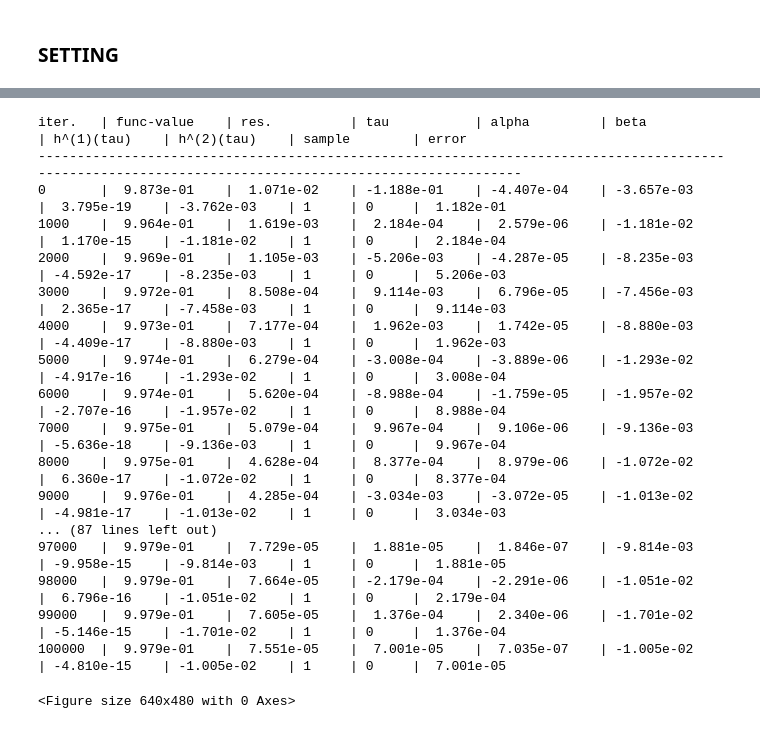
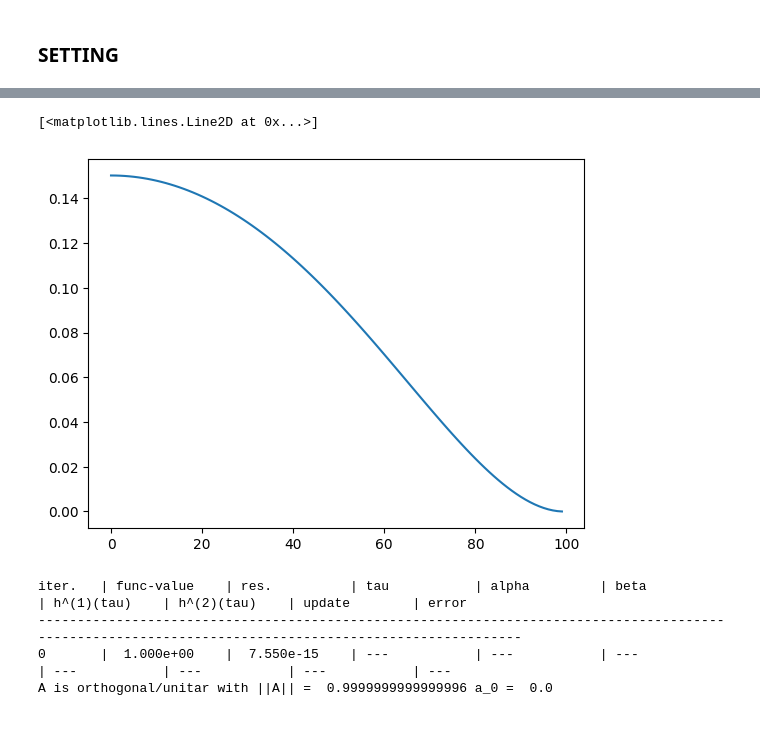
Before and after one commit to JJEWBresch/MatrixNormWithoutAdjoint, a Jupyter notebook: adjointfreenorm.ipynb, the cells around one changed output, grey strips where cells are left out. Cells and saved outputs as stored; diff of their text form; code cells hidden in the pictures.

```diff
--- a/adjointfreenorm.ipynb
+++ b/adjointfreenorm.ipynb
@@ -56,0 +113,5 @@ valsolmin = np.min(np.linalg.eigh(np.transpose(A)@A)[0])
+# %%
+plt.plot(np.abs(vp))
+# %% [output]
+[<matplotlib.lines.Line2D at 0x...>]
+[figure, added]
@@ -57,21 +120,7 @@ valsolmin = np.min(np.linalg.eigh(np.transpose(A)@A)[0])
 # %%
-vv, optvv, vvval, listtau, lista, listerror = adjointfreenorm.MatFreeAdjNorm(A, 100001, 0, 10, 1)
+vv, optvv, vvval, listtau, lista, listerror = adjointfreenorm.MatFreeAdjNorm(A=A, iter=100001, eps=1e-8, nor=1)
 # %% [output]
-iter.   | func-value    | res.          | tau           | alpha         | beta          | h^(1)(tau)    | h^(2)(tau)    | sample        | error
+iter.   | func-value    | res.          | tau           | alpha         | beta          | h^(1)(tau)    | h^(2)(tau)    | update        | error
 ------------------------------------------------------------------------------------------------------------------------------------------------------
-0       |  9.873e-01    |  1.071e-02    | -1.188e-01    | -4.407e-04    | -3.657e-03    |  3.795e-19    | -3.762e-03    | 1     | 0     |  1.182e-01
-1000    |  9.964e-01    |  1.619e-03    |  2.184e-04    |  2.579e-06    | -1.181e-02    |  1.170e-15    | -1.181e-02    | 1     | 0     |  2.184e-04
-2000    |  9.969e-01    |  1.105e-03    | -5.206e-03    | -4.287e-05    | -8.235e-03    | -4.592e-17    | -8.235e-03    | 1     | 0     |  5.206e-03
-3000    |  9.972e-01    |  8.508e-04    |  9.114e-03    |  6.796e-05    | -7.456e-03    |  2.365e-17    | -7.458e-03    | 1     | 0     |  9.114e-03
-4000    |  9.973e-01    |  7.177e-04    |  1.962e-03    |  1.742e-05    | -8.880e-03    | -4.409e-17    | -8.880e-03    | 1     | 0     |  1.962e-03
-5000    |  9.974e-01    |  6.279e-04    | -3.008e-04    | -3.889e-06    | -1.293e-02    | -4.917e-16    | -1.293e-02    | 1     | 0     |  3.008e-04
-6000    |  9.974e-01    |  5.620e-04    | -8.988e-04    | -1.759e-05    | -1.957e-02    | -2.707e-16    | -1.957e-02    | 1     | 0     |  8.988e-04
-7000    |  9.975e-01    |  5.079e-04    |  9.967e-04    |  9.106e-06    | -9.136e-03    | -5.636e-18    | -9.136e-03    | 1     | 0     |  9.967e-04
-8000    |  9.975e-01    |  4.628e-04    |  8.377e-04    |  8.979e-06    | -1.072e-02    |  6.360e-17    | -1.072e-02    | 1     | 0     |  8.377e-04
-9000    |  9.976e-01    |  4.285e-04    | -3.034e-03    | -3.072e-05    | -1.013e-02    | -4.981e-17    | -1.013e-02    | 1     | 0     |  3.034e-03
-... (87 lines left out)
-97000   |  9.979e-01    |  7.729e-05    |  1.881e-05    |  1.846e-07    | -9.814e-03    | -9.958e-15    | -9.814e-03    | 1     | 0     |  1.881e-05
-98000   |  9.979e-01    |  7.664e-05    | -2.179e-04    | -2.291e-06    | -1.051e-02    |  6.796e-16    | -1.051e-02    | 1     | 0     |  2.179e-04
-99000   |  9.979e-01    |  7.605e-05    |  1.376e-04    |  2.340e-06    | -1.701e-02    | -5.146e-15    | -1.701e-02    | 1     | 0     |  1.376e-04
-100000  |  9.979e-01    |  7.551e-05    |  7.001e-05    |  7.035e-07    | -1.005e-02    | -4.810e-15    | -1.005e-02    | 1     | 0     |  7.001e-05
+0       |  1.000e+00    |  7.550e-15    | ---           | ---           | ---           | ---           | ---           | ---           | ---
+A is orthogonal/unitar with ||A|| =  0.9999999999999996 a_0 =  0.0
-<Figure size 640x480 with 0 Axes>
```
Also changed, not shown: parts of 48 cells of this notebook, 1 other file.
